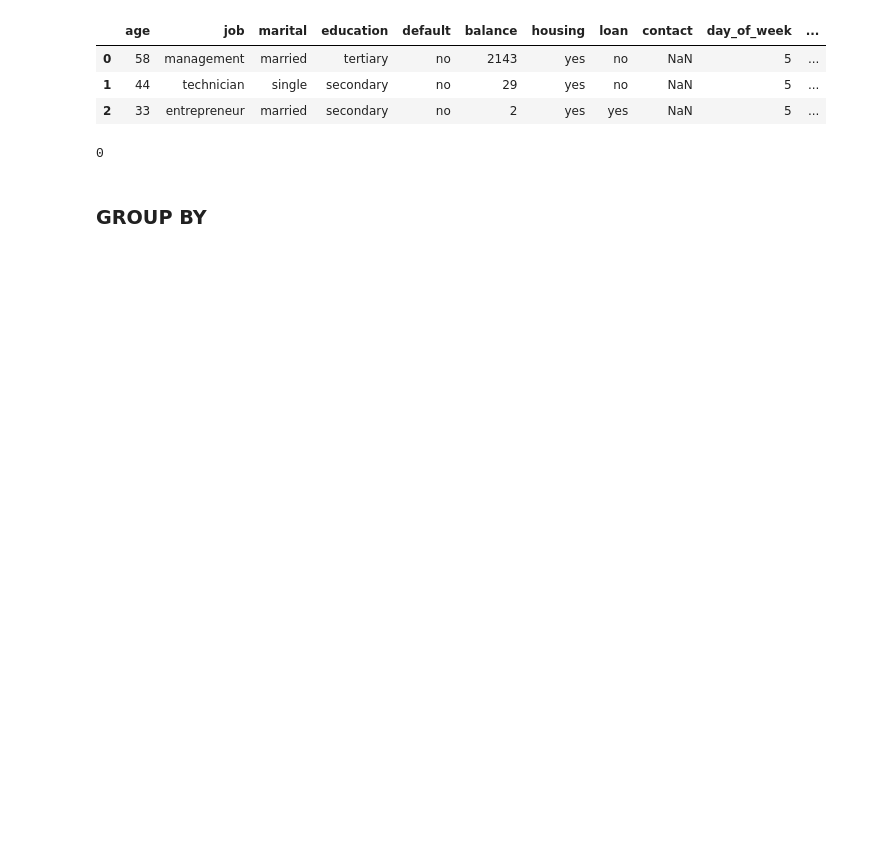
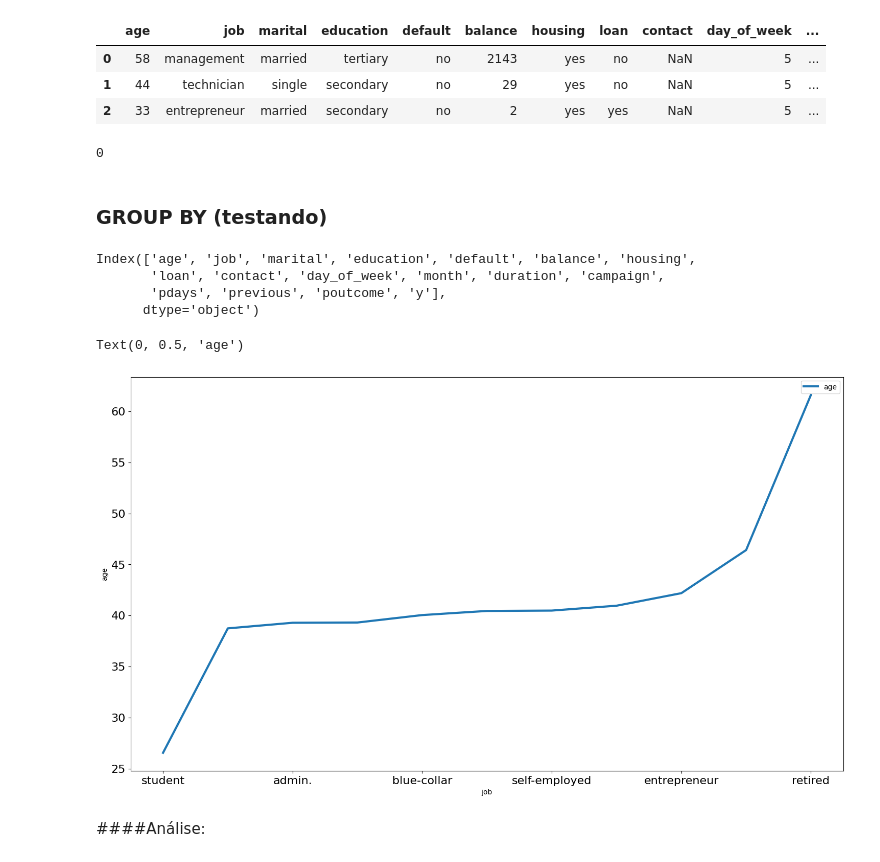
Before and after one commit to jessicamotam/Projeto-Bank-Marketing_ICD, a Jupyter notebook: Projeto_Bank_Marketing.ipynb, the cells around one changed output. Saved outputs shown, nothing was run; the diff lists cells and outputs as text; code cells hidden in the pictures; blank space fills up the shorter version.

```diff
--- a/Projeto_Bank_Marketing.ipynb
+++ b/Projeto_Bank_Marketing.ipynb
@@ -110,4 +159,28 @@ df.duplicated().sum()
 # %% [output]
 0
 # %% [markdown]
-### GROUP BY
+### GROUP BY (testando)
+# %%
+df.columns
+# %% [output]
+Index(['age', 'job', 'marital', 'education', 'default', 'balance', 'housing',
+       'loan', 'contact', 'day_of_week', 'month', 'duration', 'campaign',
+       'pdays', 'previous', 'poutcome', 'y'],
+      dtype='object')
+# %%
+#Verificando a idade media em cada profissão
+gp_trabalho_idade = (df[['job','age']].
+    groupby('job').
+    mean().
+    sort_values(by='age')
+)
+# %%
+#Plotando gráfico de linhas para analisar as idades médias das pessoas de cada profissão
+gp_trabalho_idade.plot(figsize=(18,10), fontsize=16, lw=3)
+plt.xlabel('job')
+plt.ylabel('age')
+# %% [output]
+Text(0, 0.5, 'age')
+[figure, added]
+# %% [markdown]
+####Análise:
```
Also changed, not shown: parts of 9 cells of this notebook.
